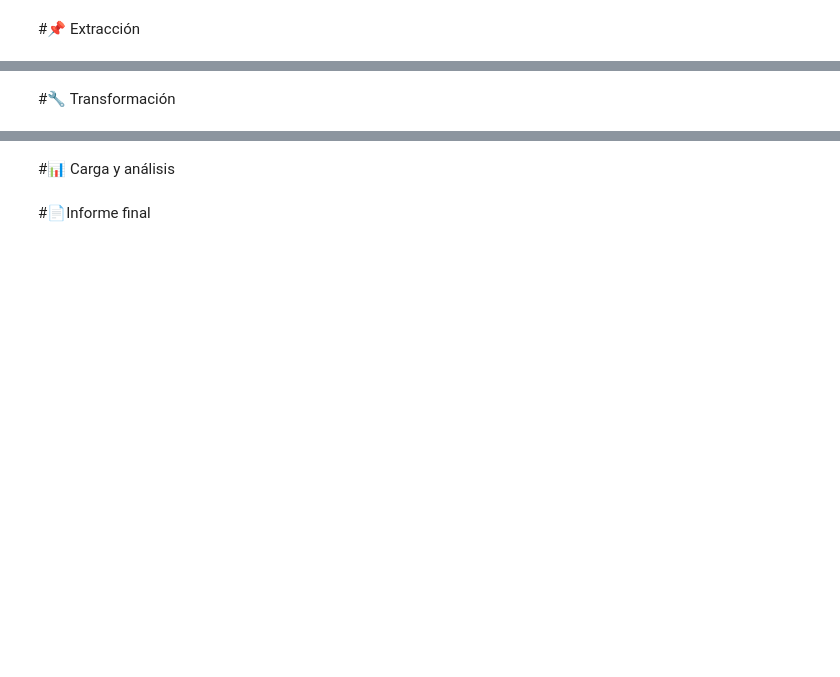
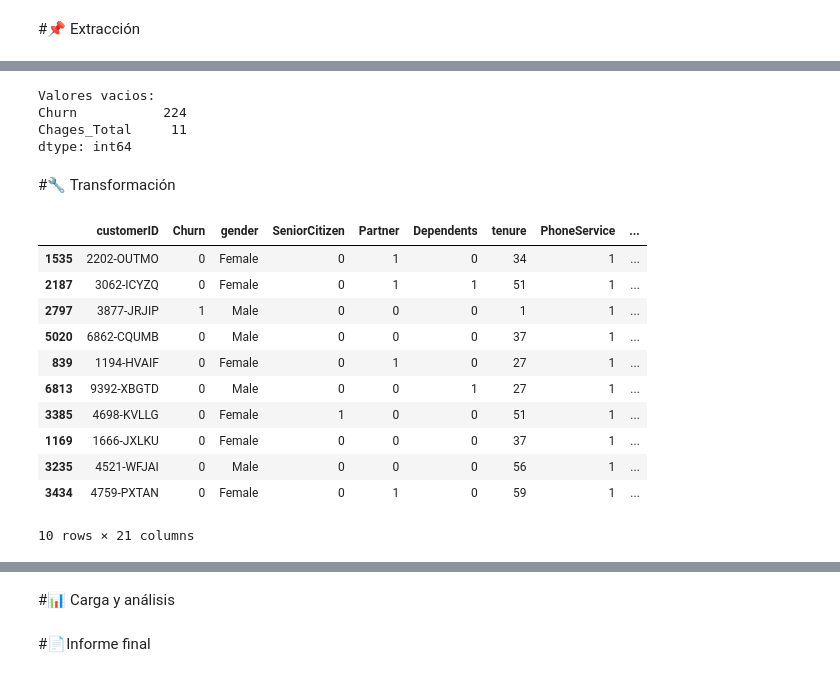
Before and after one commit to AlexTovar31/AlexTovar31, a Jupyter notebook: TelecomX_LATAM.ipynb, the cells around one changed output, grey strips where cells are left out. Cells and saved outputs as stored; diff of their text form; code cells hidden in the pictures; blank space fills up the shorter version.

```diff
--- a/TelecomX_LATAM.ipynb
+++ b/TelecomX_LATAM.ipynb
@@ -12,0 +9,7 @@ telecom = pd.read_json('/content/drive/MyDrive/Desafio Telecom/TelecomX_Data.jso
+# %%
+url = ('https://raw.githubusercontent.com/alura-cursos/challenge2-data-science-LATAM/refs/heads/main/TelecomX_Data.json')
+# %%
+response = requests.get(url)
+data = response.json()
+telecom = pd.DataFrame(data)
+print(telecom.head)
@@ -12,0 +57,6 @@ telecom = pd.read_json('/content/drive/MyDrive/Desafio Telecom/TelecomX_Data.jso
+# %%
+telecom = pd.json_normalize(data)
+telecom.rename(columns={'account.Charges.Monthly': 'Charges_Monthly',
+                        'account.Charges.Total': 'Chages_Total'}, inplace=True)
+telecom.rename(columns=lambda x: x.split('.')[-1], inplace=True)
+telecom.head()
@@ -54,13 +90,0 @@ pd.json_normalize(telecom['account'])
-# %%
-# Columnas no normalizadas
-normal = telecom.columns[2:]
-
-# Normalización y unión con el dataframe
-for i in range(len(normal)):
-    norm = pd.json_normalize(telecom[normal[i]])
-    print(norm.shape)
-    telecom.drop(normal[i], axis=1, inplace=True)
-    telecom = telecom.join(norm)
-
-# Revisión
-telecom.head()
@@ -109,2 +114,26 @@ memory usage: 1.2+ MB
+# %%
+valores_vacios = telecom.apply(lambda x: x.astype(str).str.strip()=="").sum()
+print("\nValores vacios:")
+print(valores_vacios[valores_vacios > 0])
+# %% [output]
+Valores vacios:
+Churn           224
+Chages_Total     11
+dtype: int64
 # %% [markdown]
 #🔧 Transformación
+# %%
+telecom.sample(10)
+# %% [output]
+|  | customerID | Churn | gender | SeniorCitizen | Partner | Dependents | tenure | PhoneService | ... |
+| 1535 | 2202-OUTMO | 0 | Female | 0 | 1 | 0 | 34 | 1 | ... |
+| 2187 | 3062-ICYZQ | 0 | Female | 0 | 1 | 1 | 51 | 1 | ... |
+| 2797 | 3877-JRJIP | 1 | Male | 0 | 0 | 0 | 1 | 1 | ... |
+| 5020 | 6862-CQUMB | 0 | Male | 0 | 0 | 0 | 37 | 1 | ... |
+| 839 | 1194-HVAIF | 0 | Female | 0 | 1 | 0 | 27 | 1 | ... |
+| 6813 | 9392-XBGTD | 0 | Male | 0 | 0 | 1 | 27 | 1 | ... |
+| 3385 | 4698-KVLLG | 0 | Female | 1 | 0 | 0 | 51 | 1 | ... |
+| 1169 | 1666-JXLKU | 0 | Female | 0 | 0 | 0 | 37 | 1 | ... |
+| 3235 | 4521-WFJAI | 0 | Male | 0 | 0 | 0 | 56 | 1 | ... |
+| 3434 | 4759-PXTAN | 0 | Female | 0 | 1 | 0 | 59 | 1 | ... |
+10 rows × 21 columns
```
Also changed, not shown: parts of 19 cells of this notebook.
